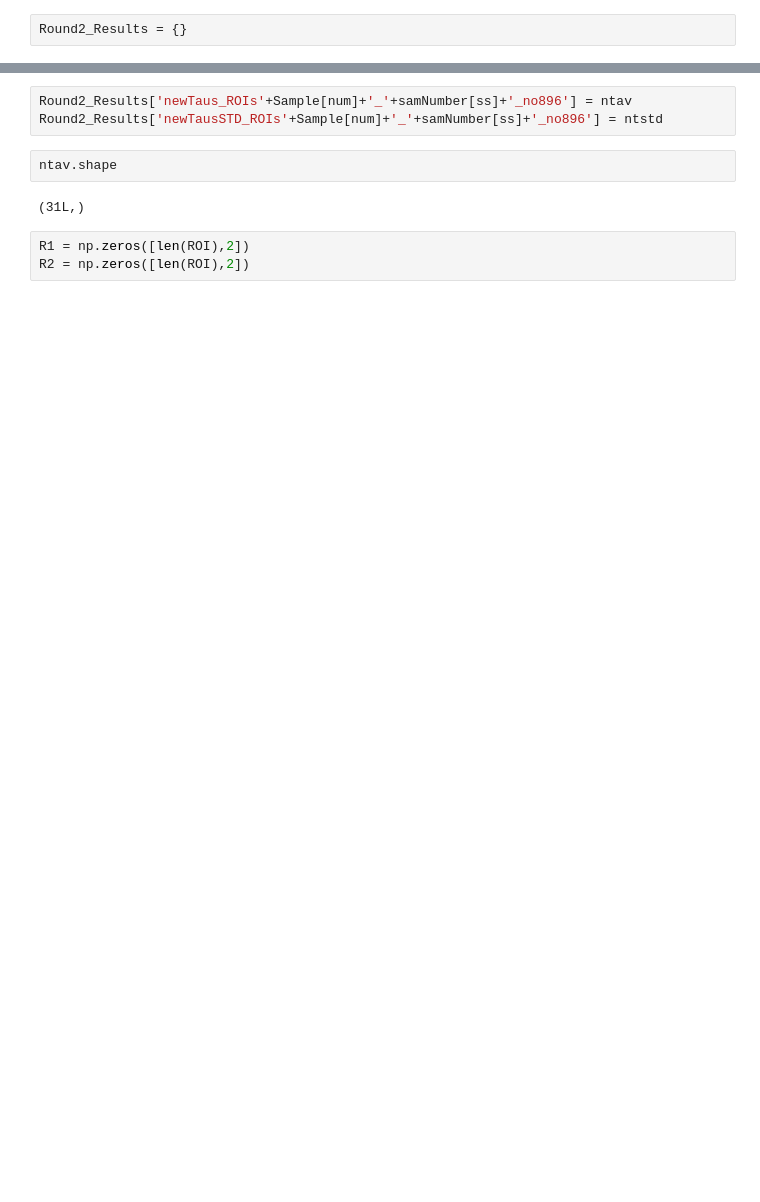
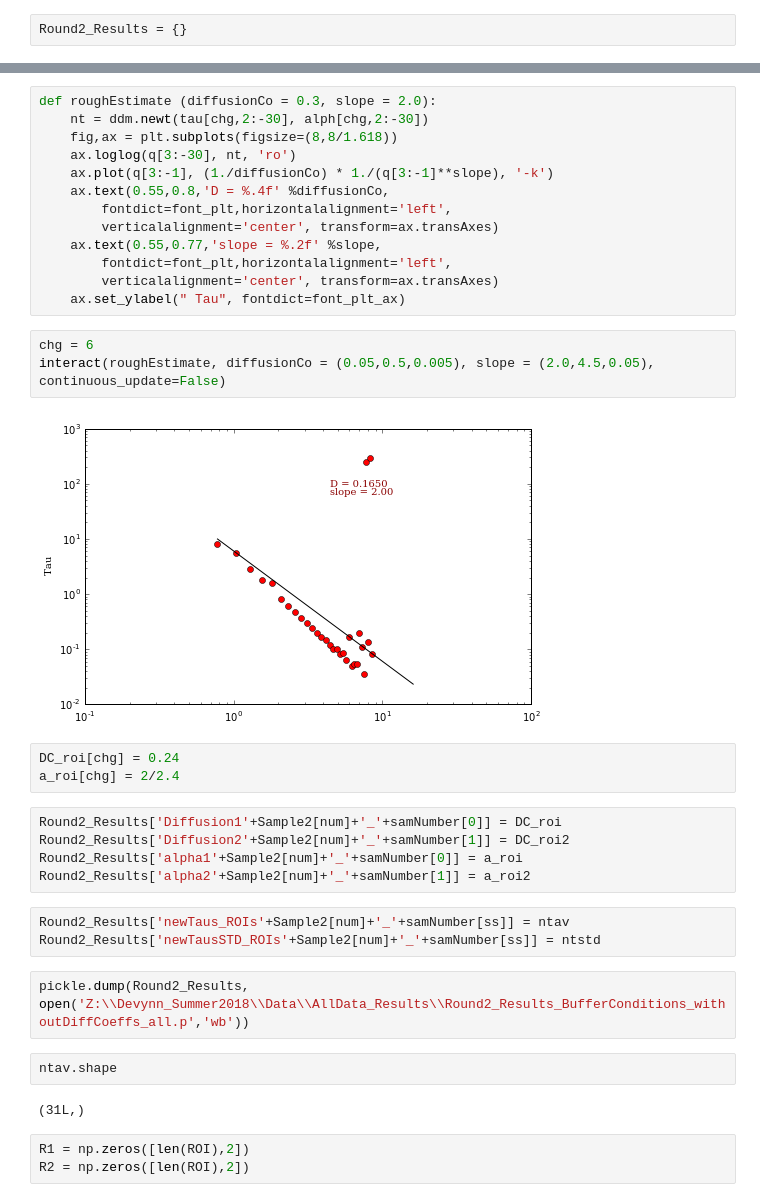
Before and after one commit to rmcgorty/Differential-Dynamic-Microscopy---Python, a Jupyter notebook: Plotting all q vs tau and getting diffusion coefficient .ipynb, the cells around one changed output, grey strips where cells are left out. Saved outputs shown, nothing was run; the diff lists cells and outputs as text; blank space fills up the shorter version.

```diff
--- a/Plotting all q vs tau and getting diffusion coefficient .ipynb
+++ b/Plotting all q vs tau and getting diffusion coefficient .ipynb
@@ -96,6 +102,34 @@ ax.set_xlim(0.9,15)
+# %%
+def roughEstimate (diffusionCo = 0.3, slope = 2.0):
+    nt = ddm.newt(tau[chg,2:-30], alph[chg,2:-30])
+    fig,ax = plt.subplots(figsize=(8,8/1.618))
+    ax.loglog(q[3:-30], nt, 'ro')
+    ax.plot(q[3:-1], (1./diffusionCo) * 1./(q[3:-1]**slope), '-k')
+    ax.text(0.55,0.8,'D = %.4f' %diffusionCo,
+        fontdict=font_plt,horizontalalignment='left',
+        verticalalignment='center', transform=ax.transAxes)
+    ax.text(0.55,0.77,'slope = %.2f' %slope,
+        fontdict=font_plt,horizontalalignment='left',
+        verticalalignment='center', transform=ax.transAxes)
+    ax.set_ylabel(" Tau", fontdict=font_plt_ax)
+# %%
+chg = 6
+interact(roughEstimate, diffusionCo = (0.05,0.5,0.005), slope = (2.0,4.5,0.05), continuous_update=False)
+# %% [output]
+[figure, added]
+# %%
+DC_roi[chg] = 0.24
+a_roi[chg] = 2/2.4
+# %%
+Round2_Results['Diffusion1'+Sample2[num]+'_'+samNumber[0]] = DC_roi
+Round2_Results['Diffusion2'+Sample2[num]+'_'+samNumber[1]] = DC_roi2
+Round2_Results['alpha1'+Sample2[num]+'_'+samNumber[0]] = a_roi
+Round2_Results['alpha2'+Sample2[num]+'_'+samNumber[1]] = a_roi2
 # %%
-Round2_Results['newTaus_ROIs'+Sample[num]+'_'+samNumber[ss]+'_no896'] = ntav
-Round2_Results['newTausSTD_ROIs'+Sample[num]+'_'+samNumber[ss]+'_no896'] = ntstd
+Round2_Results['newTaus_ROIs'+Sample2[num]+'_'+samNumber[ss]] = ntav
+Round2_Results['newTausSTD_ROIs'+Sample2[num]+'_'+samNumber[ss]] = ntstd
+# %%
+pickle.dump(Round2_Results, open('Z:\\Devynn_Summer2018\\Data\\AllData_Results\\Round2_Results_BufferConditions_withoutDiffCoeffs_all.p','wb'))
 # %%
 ntav.shape
 # %% [output]
```
Also changed, not shown: parts of 28 cells of this notebook, 1 other file.
